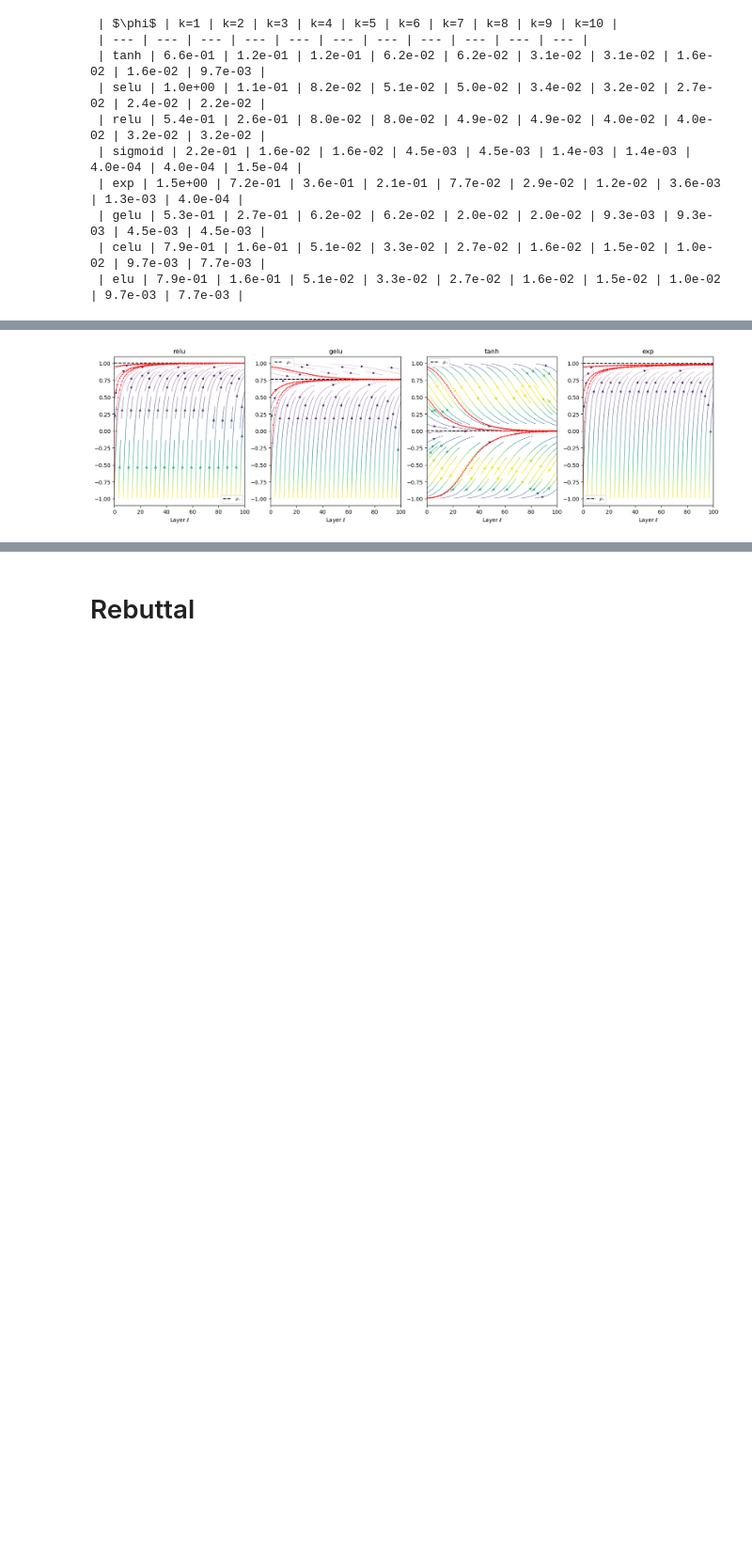
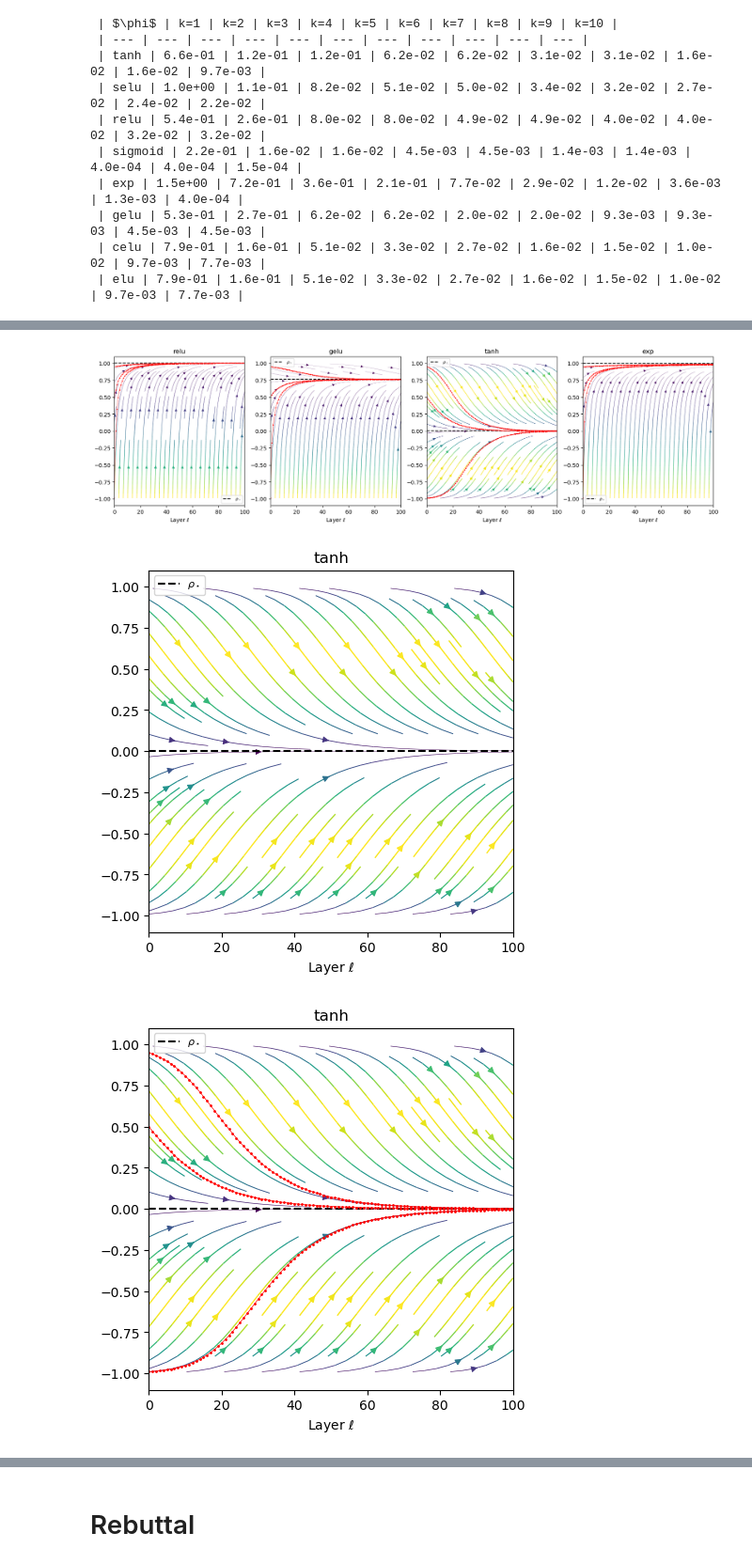
Before and after one commit to ajoudaki/kernel-global, a Jupyter notebook: code/evaluations.ipynb, the cells around one changed output, grey strips where cells are left out. Shown at 94% size. Drawn from its saved outputs; the diff is of its cells as text; code cells hidden in the pictures; blank space fills up the shorter version.

```diff
--- a/code/evaluations.ipynb
+++ b/code/evaluations.ipynb
@@ -521,29 +522,31 @@ hermite_approximation_analysis(act_names, max_order=10);
 # %%
 # use plot_stream_plots
 fig, axes = plt.subplots(1, 4, figsize=(20, 5))
-plot_stream_plots(axes, ['relu', 'gelu', 'tanh', 'exp'], 'images/kernel_ODE.pdf', rho0s=[])
+plot_stream_plots(axes, ['relu', 'gelu', 'tanh', 'exp'], f'{figures_path}/kernel_ODE.pdf', rho0s=[])
 
 fig, axes = plt.subplots(1, 4, figsize=(20, 5))
-plot_stream_plots(axes, ['relu', 'gelu', 'tanh', 'exp'], 'images/kernel_ODE_fpi.pdf', rho0s=[-0.99, 0.5, 0.95])
+plot_stream_plots(axes, ['relu', 'gelu', 'tanh', 'exp'], f'{figures_path}/kernel_ODE_fpi.pdf', rho0s=[-0.99, 0.5, 0.95])
 
-# # fig, axes = plt.subplots(2, 2, figsize=(10, 10))
-# plot_stream_plots(axes, ['relu', 'gelu', 'tanh', 'exp'], 'images/kernel_ODE_fpi.pdf', rho0s=[-0.99, 0.5, 0.95])
+fig, axes = plt.subplots(2, 2, figsize=(10, 10))
+plot_stream_plots(axes, ['relu', 'gelu', 'tanh', 'exp'], f'{figures_path}/kernel_ODE_fpi.pdf', rho0s=[-0.99, 0.5, 0.95])
 
-# for i, act in enumerate(['tanh']):
-#     ax = plt.figure(figsize=(5,5)).gca()
-#     stream_plot(ax, act, L=100, a=-0.99, b=.99,rho0s=[])
-#     ax.set_title(f'{act}')
-#     ax.set_xlabel('Layer $\\ell$')
-#     plt.savefig(f'images/kernel_ode_{act}.pdf', format='pdf', bbox_inches='tight')
+for i, act in enumerate(['tanh']):
+    ax = plt.figure(figsize=(5,5)).gca()
+    stream_plot(ax, act, L=100, a=-0.99, b=.99,rho0s=[])
+    ax.set_title(f'{act}')
+    ax.set_xlabel('Layer $\\ell$')
+    plt.savefig(f'{figures_path}/kernel_ode_{act}.pdf', format='pdf', bbox_inches='tight')
 
-#     ax = plt.figure(figsize=(5,5)).gca()
-#     stream_plot(ax, act, L=100, a=-0.99, b=.99,rho0s=[-.99, 0.5, 0.95])
-#     ax.set_title(f'{act}')
-#     ax.set_xlabel('Layer $\\ell$')
-#     plt.savefig(f'images/kernel_ode_fpi_{act}.pdf', format='pdf', bbox_inches='tight')
+    ax = plt.figure(figsize=(5,5)).gca()
+    stream_plot(ax, act, L=100, a=-0.99, b=.99,rho0s=[-.99, 0.5, 0.95])
+    ax.set_title(f'{act}')
+    ax.set_xlabel('Layer $\\ell$')
+    plt.savefig(f'{figures_path}/kernel_ode_fpi_{act}.pdf', format='pdf', bbox_inches='tight')
 # %% [output]
 [figure]
 [figure]
+[figure, added]
+[figure, added]
 # %%
 
 
```
Also changed, not shown: parts of 11 cells of this notebook, 11 other files.
